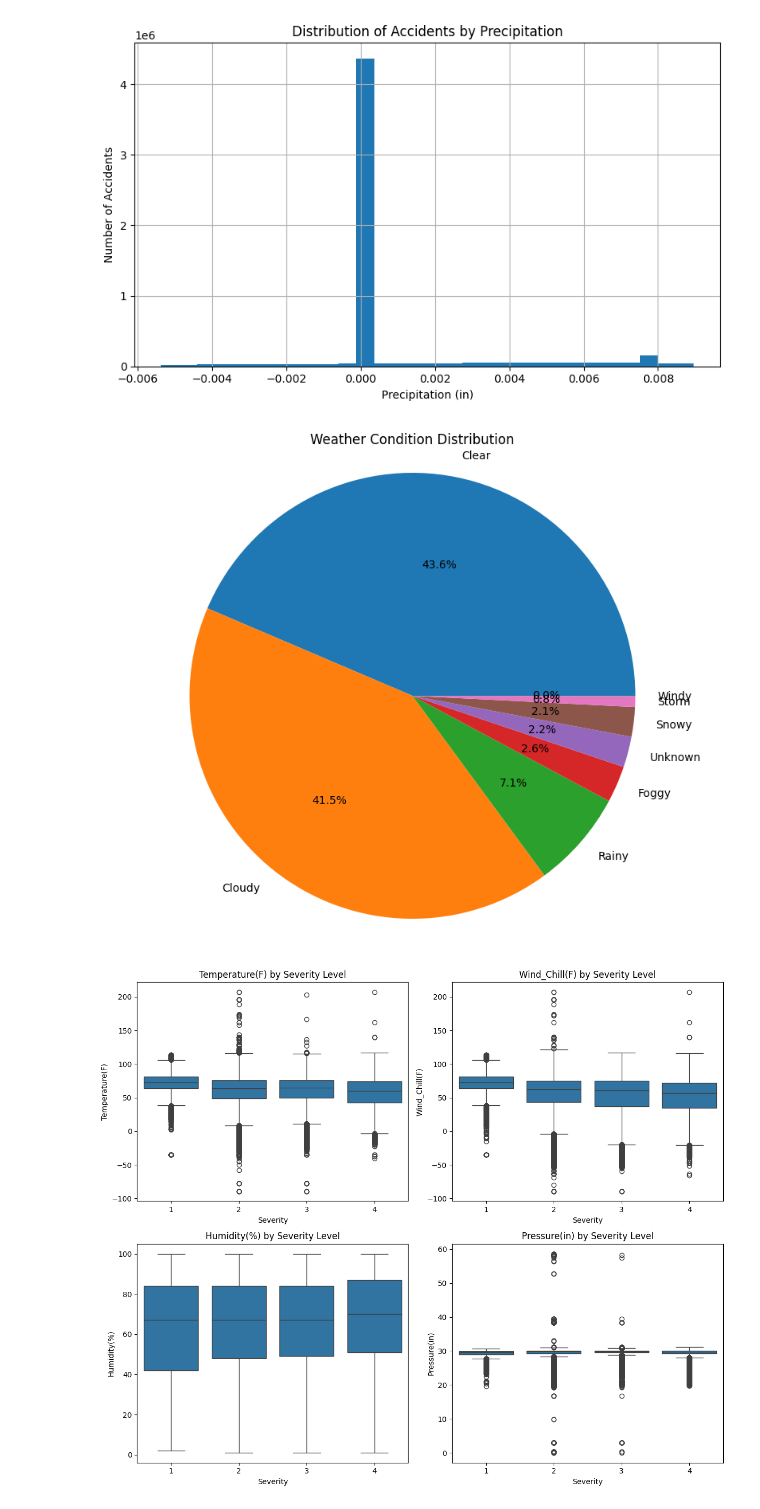
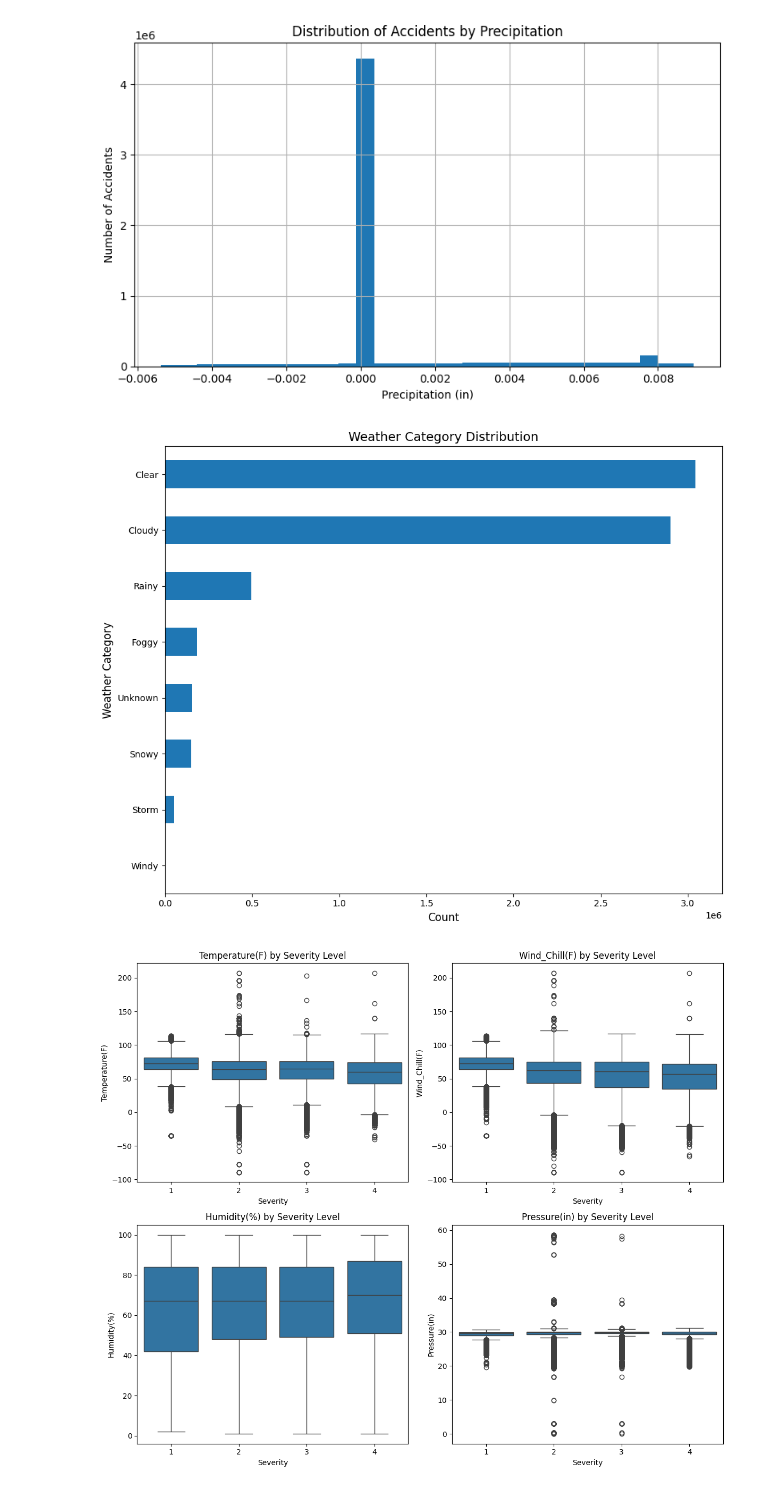
Before and after one commit to liw3n/us_accidents_analysis, a Jupyter notebook: weather_analysis.ipynb, the cells around one changed output. Cells and saved outputs as stored; diff of their text form; code cells hidden in the pictures.

```diff
--- a/weather_analysis.ipynb
+++ b/weather_analysis.ipynb
@@ -262,39 +265,40 @@ detailed_categories = {
     'Rainy': ['rain', 'rainy', 'drizzle', 'shower', 'raining', 'rainfall', 'precipitation'],
     'Cloudy': ['cloud', 'cloudy', 'overcast', 'mostly cloudy', 'partly cloudy'],
     'Clear': ['clear', 'sunny', 'fair'],
     'Snowy': ['snow', 'snowy', 'blizzard', 'sleet', 'ice', 'wintry', 'hail'],
     'Foggy': ['fog', 'foggy', 'mist', 'haze', 'smoke', 'dust', 'ash', 'sand'],
     'Windy': ['wind', 'windy', 'breezy'],
     'Storm': ['storm', 'thunder', 'lightning', 'squall', 'tornado']
 }
 
 def detailed_categorize(condition):
     if pd.isna(condition):
         return 'Unknown'
 
     condition_lower = str(condition).lower()
 
     for category, keywords in detailed_categories.items():
         if any(keyword in condition_lower for keyword in keywords):
             return category
 
     return 'Other'
 
 df['Weather_Category'] = df['Weather_Condition'].apply(detailed_categorize)
 weather_category = (
     df['Weather_Category']
     .value_counts()
-    .sort_values(ascending=False)
+    .sort_values(ascending=True)
 )
 
 plt.figure(figsize=(10, 8))
-plt.pie(weather_category.values, labels=weather_category.index, autopct='%1.1f%%')
-plt.title('Weather Condition Distribution')
-plt.axis('equal')
-# plt.tight_layout()
+weather_category.plot(kind='barh')
+plt.title('Weather Category Distribution', fontsize=14)
+plt.xlabel('Count', fontsize=12)
+plt.ylabel('Weather Category', fontsize=12)
+plt.tight_layout()
 plt.show()
 # %% [output]
-[figure, old version]
+[figure, new version]
 # %%
 # Box-plot with severity
 import seaborn as sns
```
Also changed, not shown: parts of 1 cell of this notebook.
